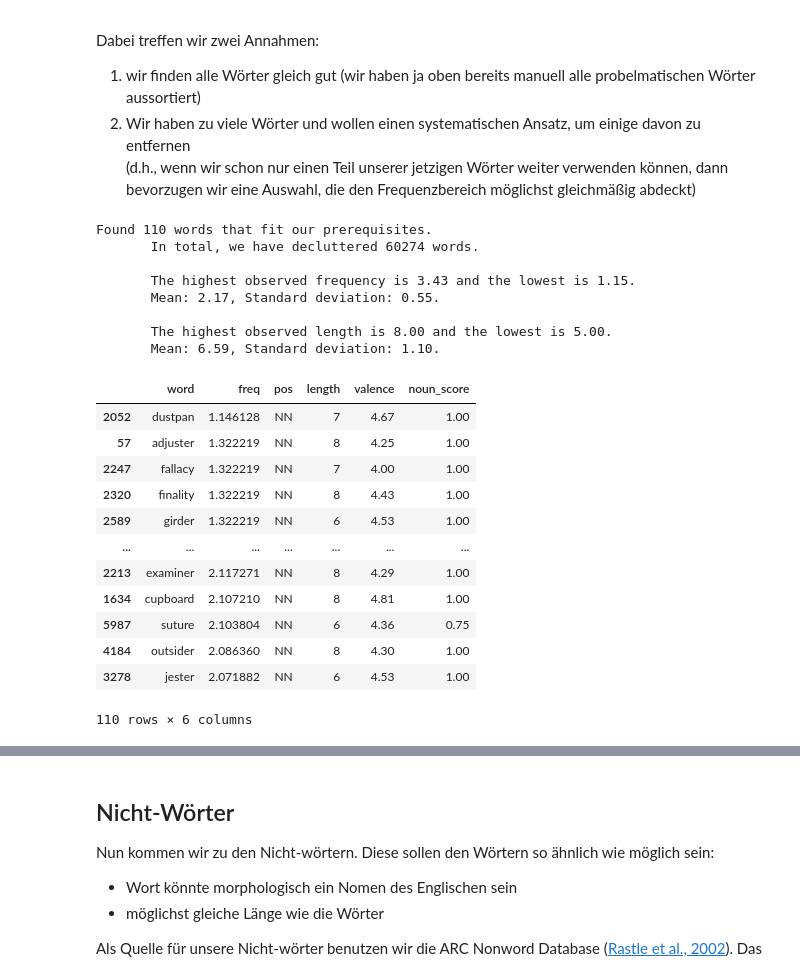
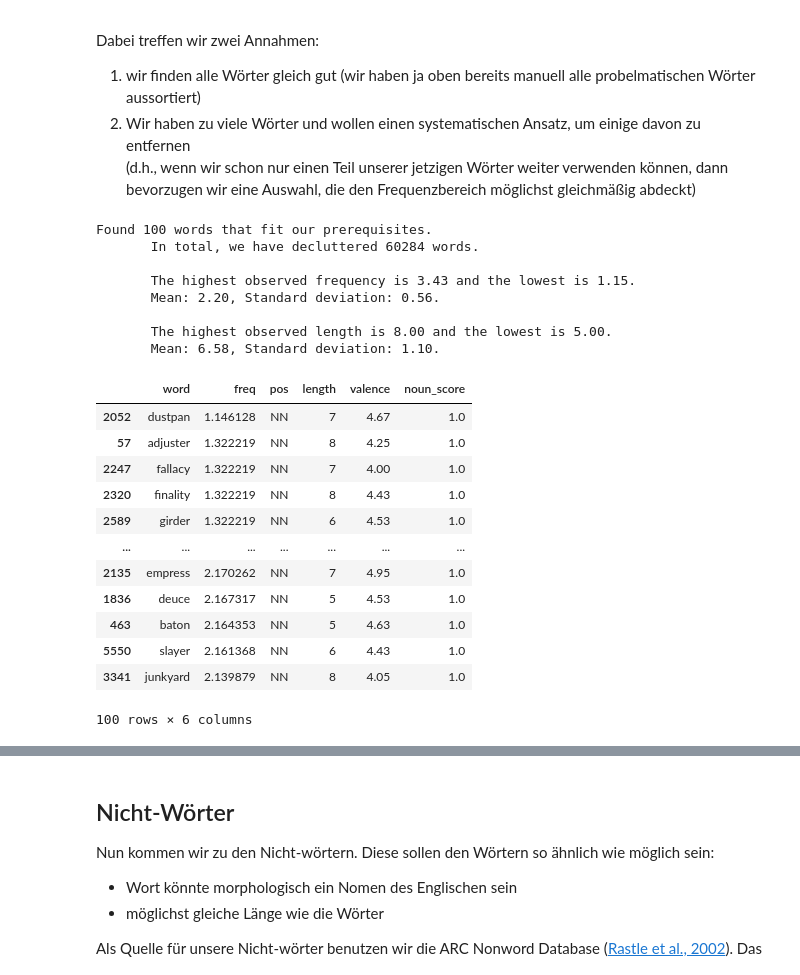
Before and after one commit to jasminorth/lang_emot_cognition, a Jupyter notebook: dataset_creation/dataset_creation.ipynb, the cells around one changed output, grey strips where cells are left out. Cells and saved outputs as stored; diff of their text form; code cells hidden in the pictures.

```diff
--- a/dataset_creation/dataset_creation.ipynb
+++ b/dataset_creation/dataset_creation.ipynb
@@ -725,55 +725,55 @@ uniform_df = corrected_df.copy()
 
 # Wie viele Wörter wollen wir am Ende haben? -> 80
 # NOTE: für den Moment wählen wir 110, damit wir nochmal die Möglichkeit haben auszusortieren
-# und trotzdem 80 Experimenten-Items und 20 Practice Items haben
-N = 110
+# und trotzdem 80 Experimenten-Items und 10 Practice Items haben
+N = 100
 
 # Wir wollen 100 Zielpunkte innerhalb unserer Spanne zwischen Mindest- und Maximalfrequenz
 # diese haben jeweils den gleichen Abstand zueinander
 targets = np.linspace(MIN_FREQ, MAX_FREQ, N)
 
 # Für jeden Zielpunkt: wähle das Wort, dessen Frequenz am nahesten ist
 selected = []
 for target in targets:
     idx = (uniform_df["freq"] - target).abs().idxmin()
     selected.append(uniform_df.loc[idx])
     uniform_df = uniform_df.drop(idx)
 
 sampled = pd.DataFrame(selected)
 
 # Feedback
 print (f"""Found {len(sampled)} words that fit our prerequisites.
        In total, we have decluttered {original_size - len(sampled)} words.\n
        The highest observed frequency is {sampled["freq"].max():.2f} and the lowest is {sampled["freq"].min():.2f}.
        Mean: {sampled["freq"].mean():.2f}, Standard deviation: {sampled["freq"].std():.2f}.\n
        The highest observed length is {sampled["length"].max():.2f} and the lowest is {sampled["length"].min():.2f}.
        Mean: {sampled["length"].mean():.2f}, Standard deviation: {sampled["length"].std():.2f}.
        """)
 
 # So sieht das dann aus
 sampled
 # %% [output]
-Found 110 words that fit our prerequisites.
-       In total, we have decluttered 60274 words.
+Found 100 words that fit our prerequisites.
+       In total, we have decluttered 60284 words.
 
        The highest observed frequency is 3.43 and the lowest is 1.15.
-       Mean: 2.17, Standard deviation: 0.55.
+       Mean: 2.20, Standard deviation: 0.56.
 
        The highest observed length is 8.00 and the lowest is 5.00.
-       Mean: 6.59, Standard deviation: 1.10.
+       Mean: 6.58, Standard deviation: 1.10.
 |  | word | freq | pos | length | valence | noun_score |
-| 2052 | dustpan | 1.146128 | NN | 7 | 4.67 | 1.00 |
-| 57 | adjuster | 1.322219 | NN | 8 | 4.25 | 1.00 |
-| 2247 | fallacy | 1.322219 | NN | 7 | 4.00 | 1.00 |
-| 2320 | finality | 1.322219 | NN | 8 | 4.43 | 1.00 |
-| 2589 | girder | 1.322219 | NN | 6 | 4.53 | 1.00 |
+| 2052 | dustpan | 1.146128 | NN | 7 | 4.67 | 1.0 |
+| 57 | adjuster | 1.322219 | NN | 8 | 4.25 | 1.0 |
+| 2247 | fallacy | 1.322219 | NN | 7 | 4.00 | 1.0 |
+| 2320 | finality | 1.322219 | NN | 8 | 4.43 | 1.0 |
+| 2589 | girder | 1.322219 | NN | 6 | 4.53 | 1.0 |
 | ... | ... | ... | ... | ... | ... | ... |
-| 2213 | examiner | 2.117271 | NN | 8 | 4.29 | 1.00 |
-| 1634 | cupboard | 2.107210 | NN | 8 | 4.81 | 1.00 |
-| 5987 | suture | 2.103804 | NN | 6 | 4.36 | 0.75 |
-| 4184 | outsider | 2.086360 | NN | 8 | 4.30 | 1.00 |
-| 3278 | jester | 2.071882 | NN | 6 | 4.53 | 1.00 |
+| 2135 | empress | 2.170262 | NN | 7 | 4.95 | 1.0 |
+| 1836 | deuce | 2.167317 | NN | 5 | 4.53 | 1.0 |
+| 463 | baton | 2.164353 | NN | 5 | 4.63 | 1.0 |
+| 5550 | slayer | 2.161368 | NN | 6 | 4.43 | 1.0 |
+| 3341 | junkyard | 2.139879 | NN | 8 | 4.05 | 1.0 |
-110 rows × 6 columns
+100 rows × 6 columns
 # %%
 # So sieht unsere Verteilung jetzt aus
 
```
Also changed, not shown: parts of 8 cells of this notebook, 2 other files.
